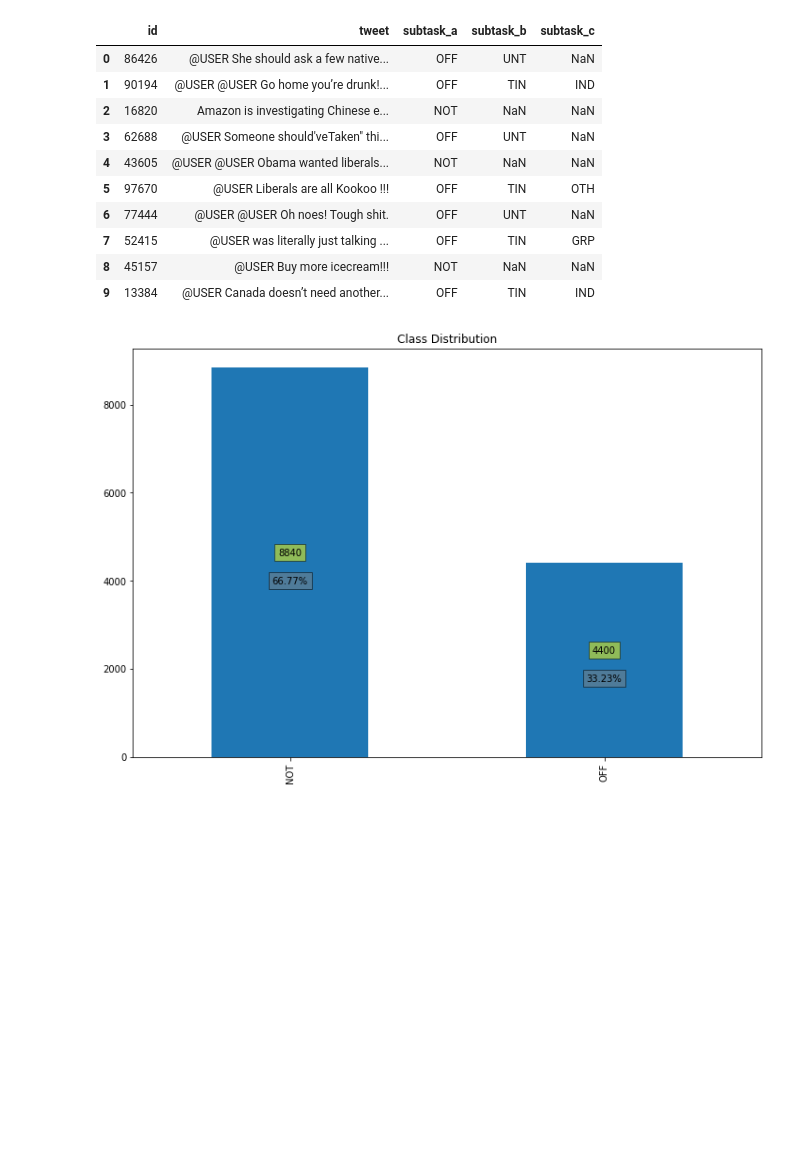
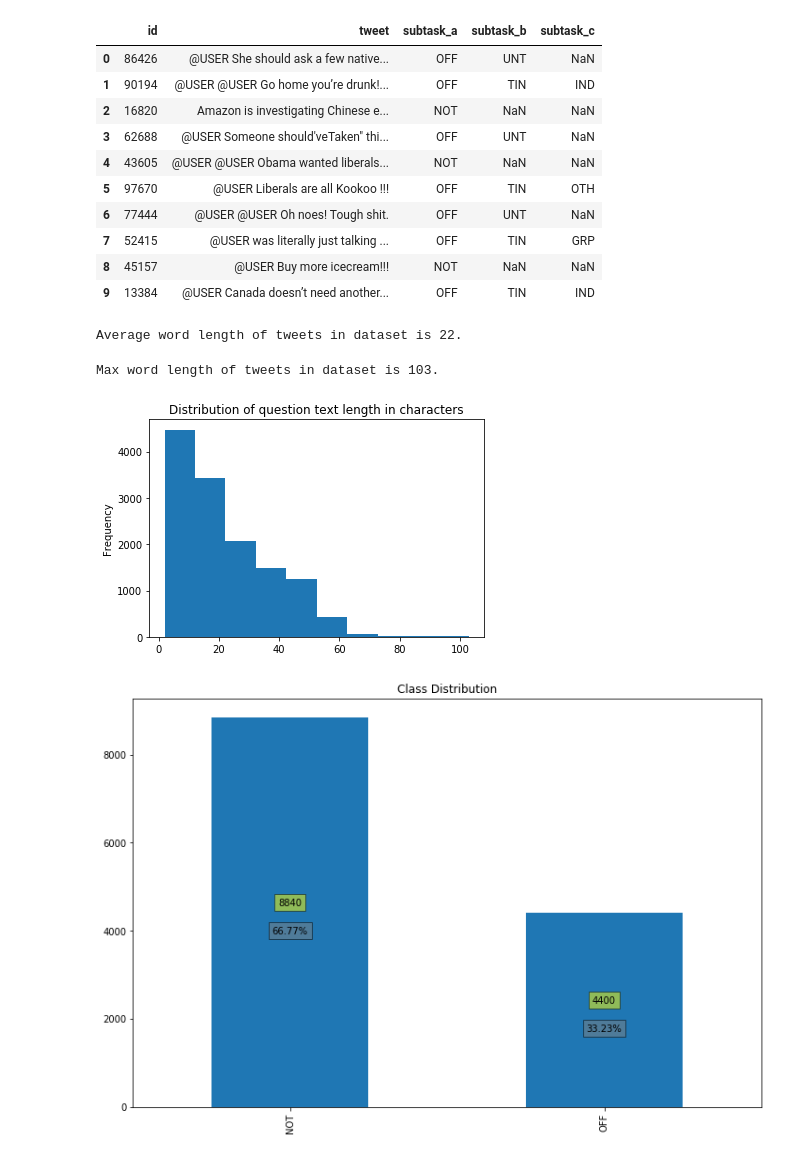
Before and after one commit to TharinduDR/Offenseval_2020, a Jupyter notebook: English Tweet Visualisation.ipynb, the cells around one changed output. Cells and saved outputs as stored; diff of their text form; code cells hidden in the pictures; blank space fills up the shorter version.

Commit message:
009: Added visualisations

```diff
--- a/English Tweet Visualisation.ipynb
+++ b/English Tweet Visualisation.ipynb
@@ -20,6 +21,22 @@ full[:10]
 | 7 | 52415 | @USER was literally just talking ... | OFF | TIN | GRP |
 | 8 | 45157 | @USER Buy more icecream!!! | NOT | NaN | NaN |
 | 9 | 13384 | @USER Canada doesn’t need another... | OFF | TIN | IND |
+# %%
+print('Average word length of tweets in dataset is {0:.0f}.'.format(np.mean(full['tweet'].apply(lambda x: len(x.split())))))
+# %% [output]
+Average word length of tweets in dataset is 22.
+# %%
+print('Max word length of tweets in dataset is {0:.0f}.'.format(np.max(full['tweet'].apply(lambda x: len(x.split())))))
+# %% [output]
+Max word length of tweets in dataset is 103.
+# %%
+import matplotlib.pyplot as plt
+%matplotlib inline
+
+full['tweet'].apply(lambda x: len(x.split())).plot(kind='hist');
+plt.title('Distribution of question text length in characters');
+# %% [output]
+[figure, added]
 # %%
 from visualisation import plot_data
 
```
Also changed, not shown: parts of 1 cell of this notebook.
